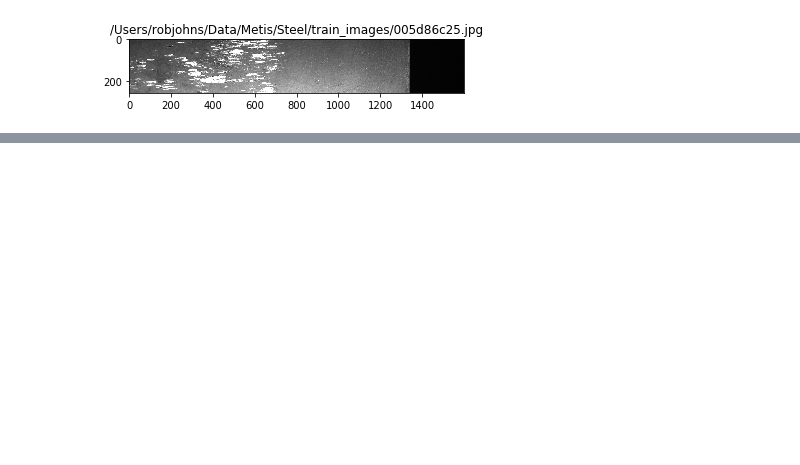
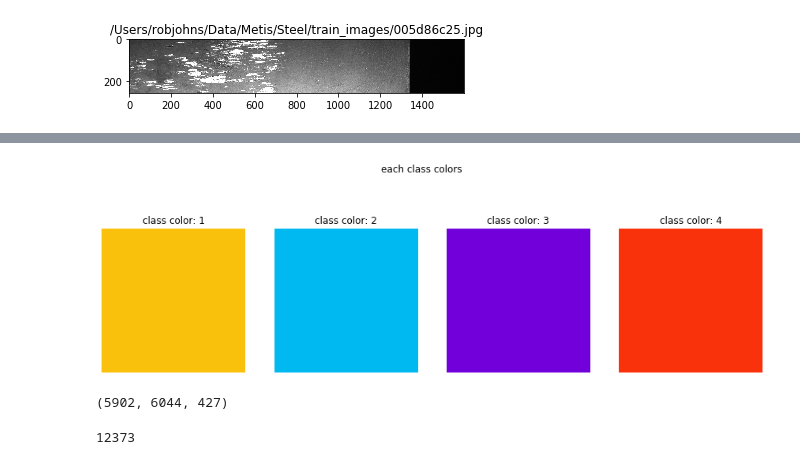
Before and after one commit to RWJohns/ComputerVision_Steel, a Jupyter notebook: Data_Organize.ipynb, the cells around one changed output, grey strips where cells are left out. Drawn from its saved outputs; the diff is of its cells as text; code cells hidden in the pictures; blank space fills up the shorter version.

```diff
--- a/Data_Organize.ipynb
+++ b/Data_Organize.ipynb
@@ -93,0 +190,11 @@ seed_image.shape
+# %%
+fig, ax = plt.subplots(1, 4, figsize=(15, 5))
+for i in range(4):
+    ax[i].axis('off')
+    ax[i].imshow(np.ones((50, 50, 3), dtype=np.uint8) * palet[i])
+    ax[i].set_title("class color: {}".format(i+1))
+fig.suptitle("each class colors")
+
+plt.show()
+# %% [output]
+[figure, added]
@@ -93,0 +231,8 @@ seed_image.shape
+# %%
+len(idx_no_defect),len(idx_class_any),len(idx_class_multi)
+# %% [output]
+(5902, 6044, 427)
+# %%
+5902+6044+427
+# %% [output]
+12373
```
Also changed, not shown: parts of 15 cells of this notebook.
